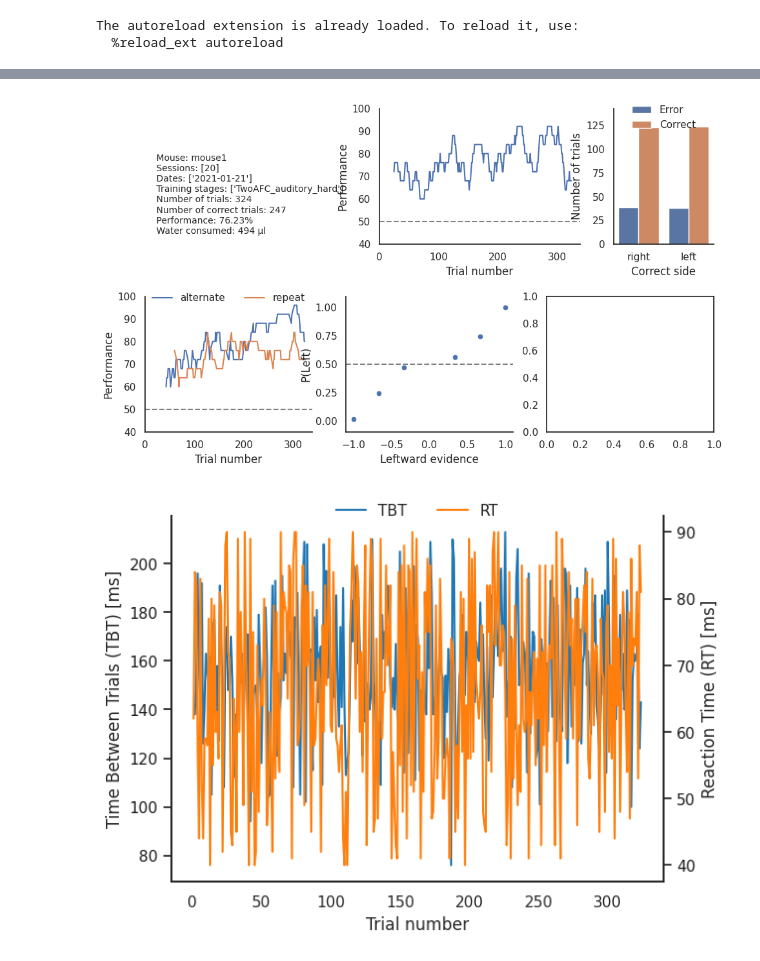
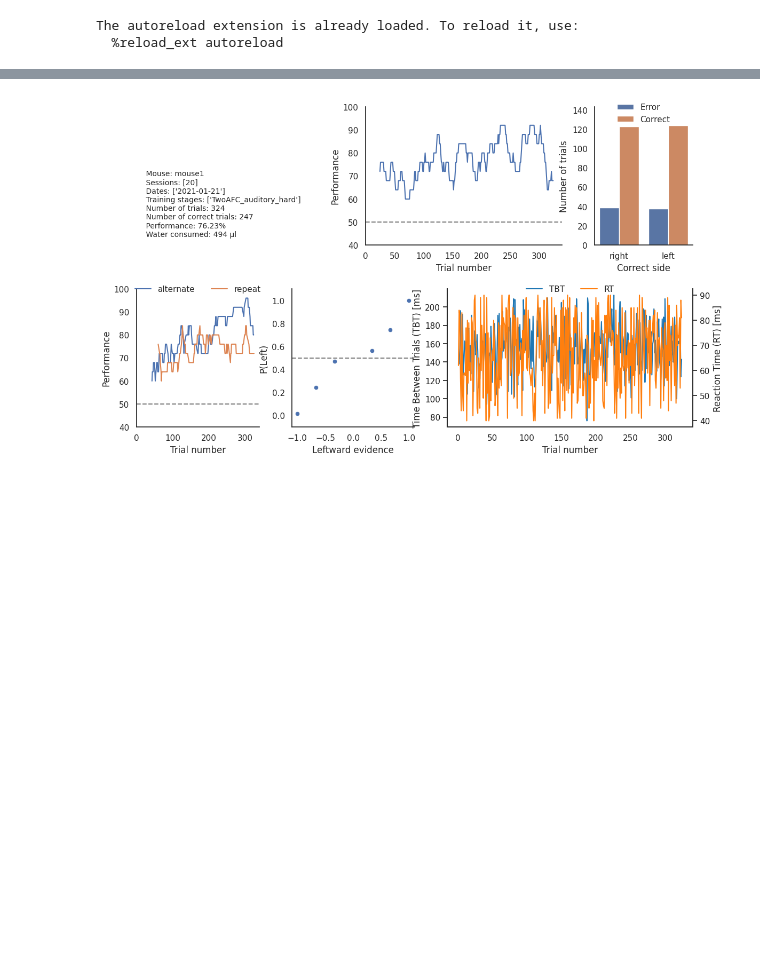
Before and after one commit to LearningCircuitsLab/lecilab-behavior-analysis, a Jupyter notebook: lecilab_behavior_analysis/plot_testing.ipynb, the cells around one changed output, grey strips where cells are left out. Saved outputs shown, nothing was run; the diff lists cells and outputs as text; code cells hidden in the pictures; blank space fills up the shorter version.

```diff
--- a/lecilab_behavior_analysis/plot_testing.ipynb
+++ b/lecilab_behavior_analysis/plot_testing.ipynb
@@ -18,13 +18,12 @@ fig = subject_progress_figure(df, mouse, perf_window=100)
 # %%
 from lecilab_behavior_analysis.figure_maker import session_summary_figure
 # select the session you want to plot
 session = 20
 sdf = df[df["session"] == session]
-fig = session_summary_figure(sdf, mouse, perf_window=25)
+fig = session_summary_figure(sdf, mouse, perf_window=25, width=12, height=7)
 # TODO Eloi: I get the plot outside the main figure
 # %% [output]
-[figure, old version]
+[figure, new version]
-[figure, removed]
 # %%
 from lecilab_behavior_analysis.plots import plot_time_between_trials_and_reaction_time
 from lecilab_behavior_analysis.df_transforms import calculate_time_between_trials_and_rection_time
```
Also changed, not shown: parts of 2 cells of this notebook.
